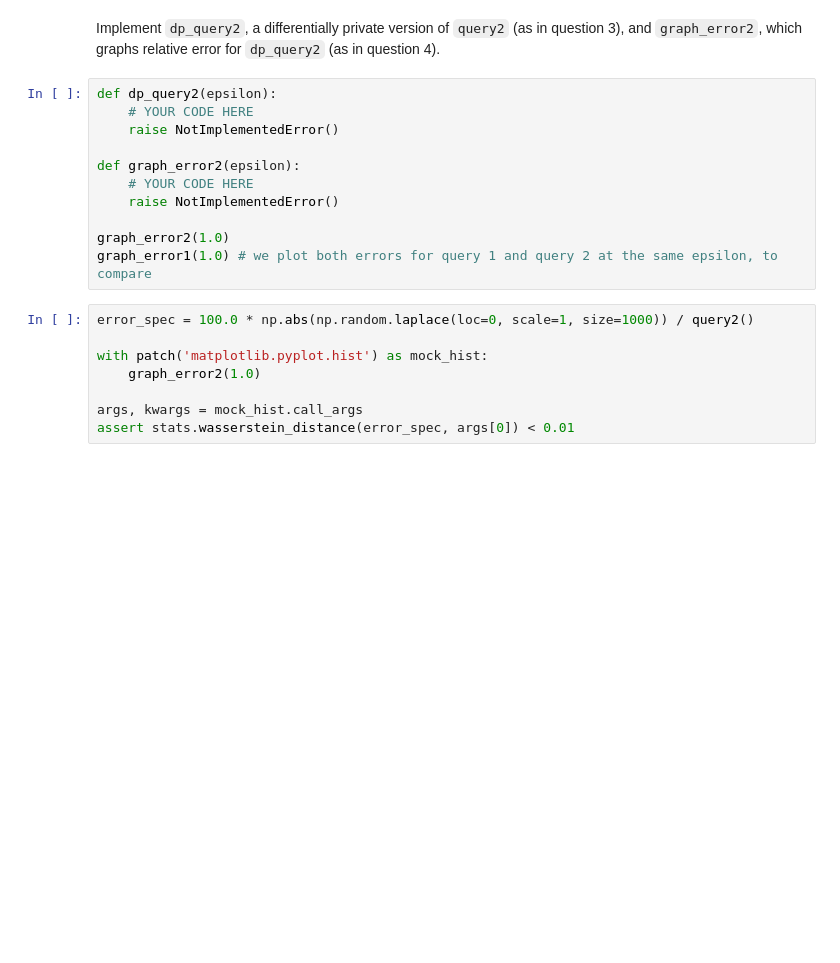
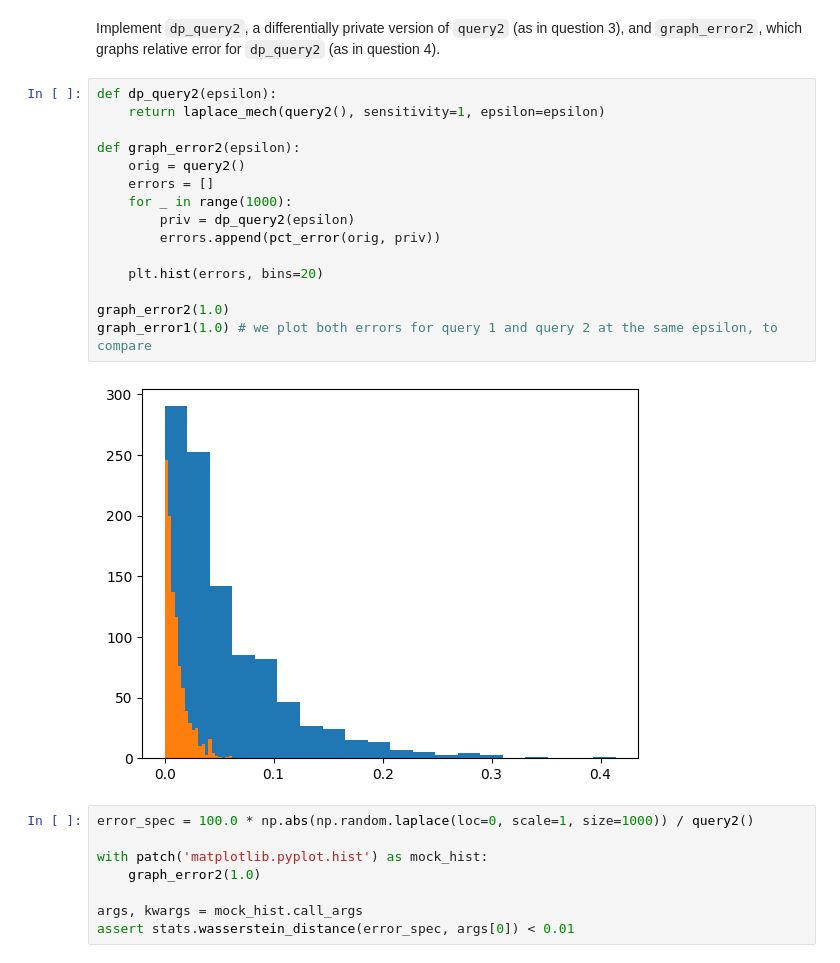
Before and after one commit to aaronperkel/cs3110-data-privacy, a Jupyter notebook: homework/CS3110_HW_3.ipynb, the cells around one changed output. Drawn from its saved outputs; the diff is of its cells as text; blank space fills up the shorter version.

```diff
--- a/homework/CS3110_HW_3.ipynb
+++ b/homework/CS3110_HW_3.ipynb
@@ -107,15 +123,21 @@ def query2():
 Implement `dp_query2`, a differentially private version of `query2` (as in question 3), and `graph_error2`, which graphs relative error for `dp_query2` (as in question 4).
 # %%
 def dp_query2(epsilon):
-    # YOUR CODE HERE
-    raise NotImplementedError()
+    return laplace_mech(query2(), sensitivity=1, epsilon=epsilon)
 
 def graph_error2(epsilon):
-    # YOUR CODE HERE
-    raise NotImplementedError()
+    orig = query2()
+    errors = []
+    for _ in range(1000):
+        priv = dp_query2(epsilon)
+        errors.append(pct_error(orig, priv))
+
+    plt.hist(errors, bins=20)
 
 graph_error2(1.0)
 graph_error1(1.0) # we plot both errors for query 1 and query 2 at the same epsilon, to compare
+# %% [output]
+[figure, added]
 # %%
 error_spec = 100.0 * np.abs(np.random.laplace(loc=0, scale=1, size=1000)) / query2()
 
```
Also changed, not shown: parts of 12 cells of this notebook.
